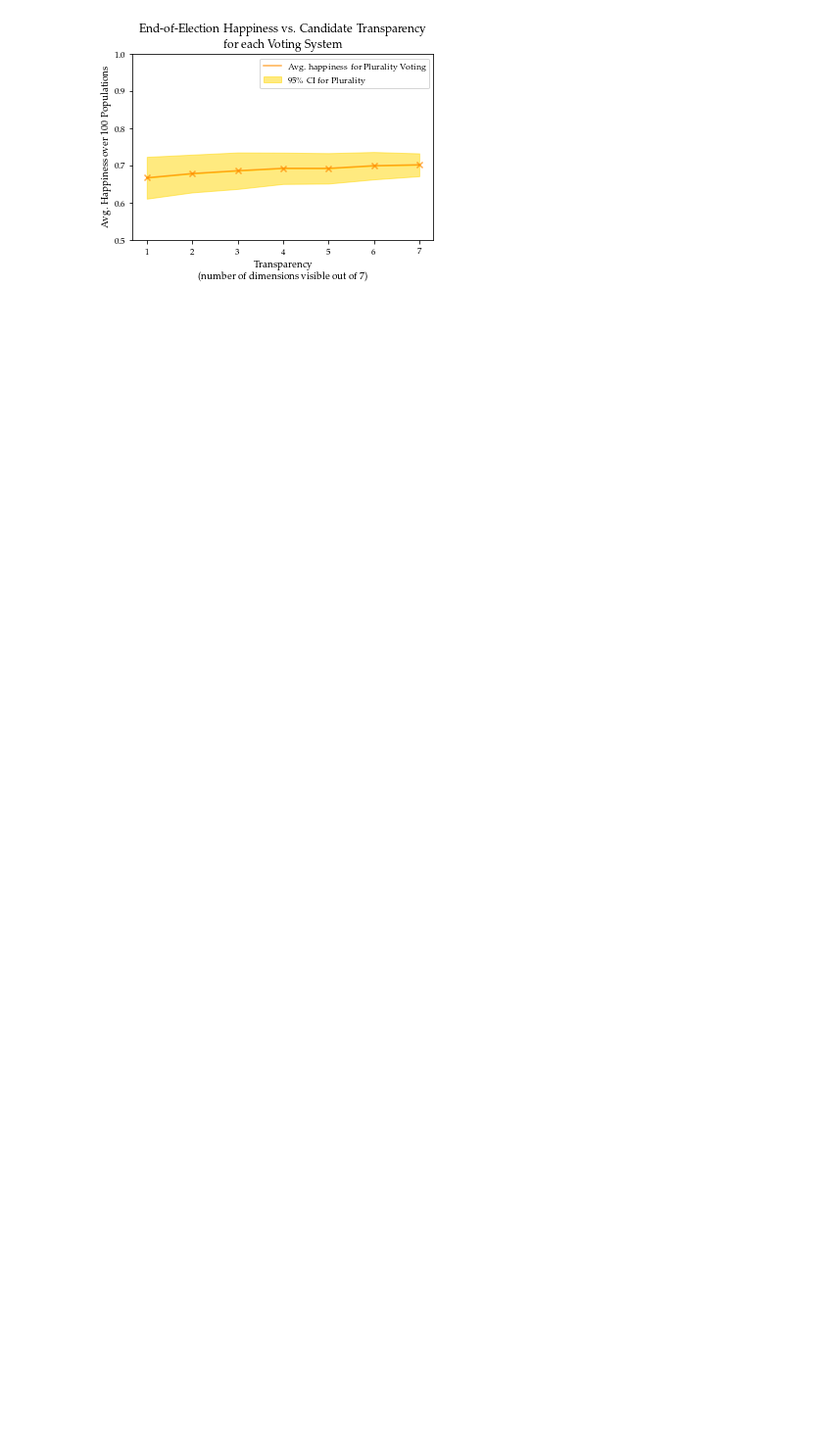
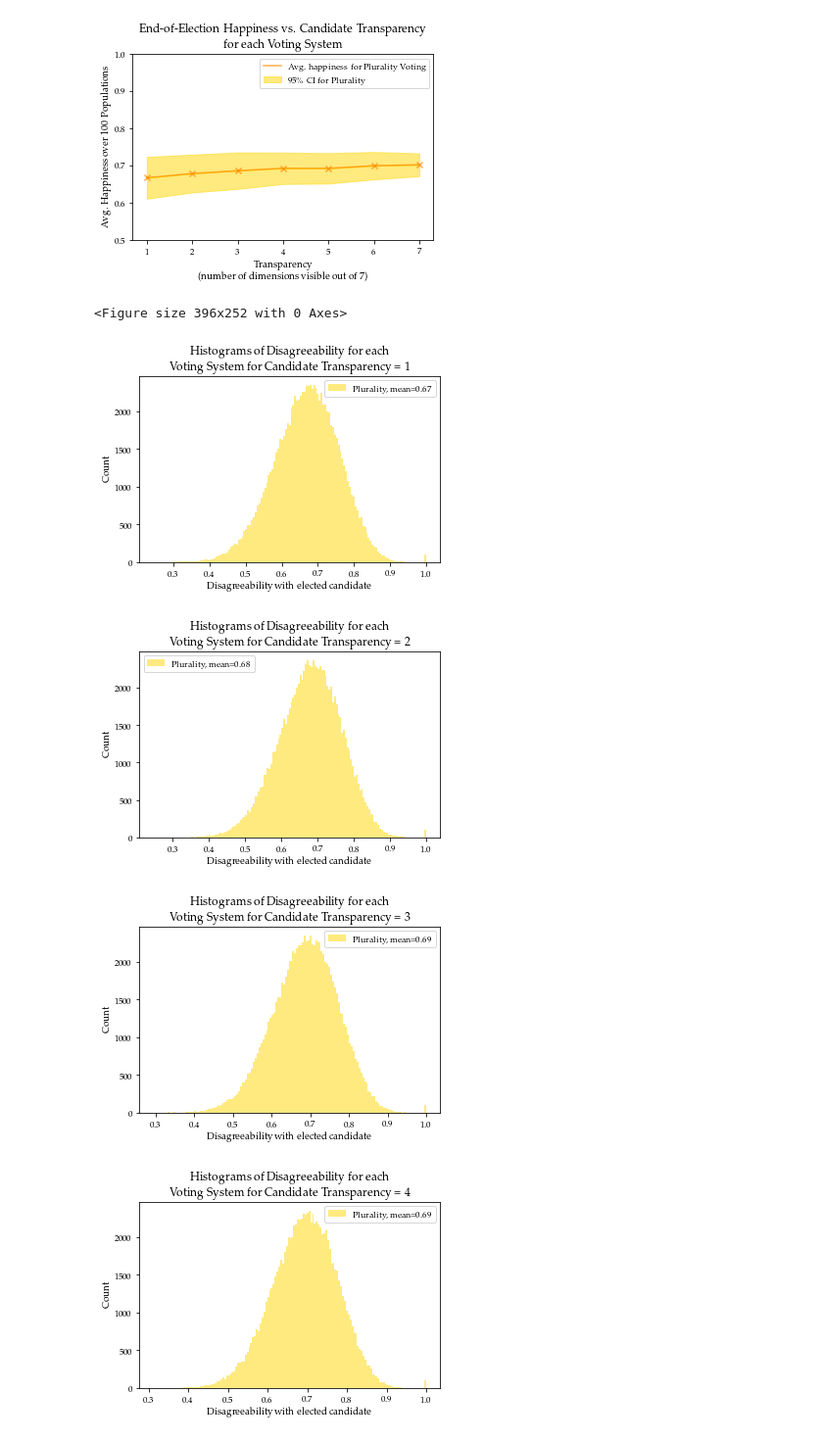
Before and after one commit to danielberenberg/modeling-cplx-sys, a Jupyter notebook: final_project/src/insights.ipynb, the cells around one changed output. Shown at 98% size. Drawn from its saved outputs; the diff is of its cells as text; code cells hidden in the pictures; blank space fills up the shorter version.

```diff
--- a/final_project/src/insights.ipynb
+++ b/final_project/src/insights.ipynb
@@ -172,6 +172,7 @@ happ_dist_files['general'] = glob.glob('ElectoralProcesses/general/*')
 
 transparencies = [1,2,3,4,5,6,7]
 happ_avgs = {V:{T:[] for T in transparencies} for V in happ_dist_files}
+full_dists = {V:{T:[] for T in transparencies} for V in happ_dist_files}
 for Vsys in happ_dist_files:
     for t in transparencies:
         for fname in [f for f in happ_dist_files[Vsys] if '_T{:02}_'.format(t) in f]:
@@ -181,3 +182,6 @@ for Vsys in happ_dist_files:
                 #happ_dist = [(2-diss) for diss in diss_dist]
                 happ_mean = np.mean(happ_dist)
                 happ_avgs[Vsys][t].append(happ_mean)
+
+                # store every happiness score for every population:
+                full_dists[Vsys][t] += happ_dist
@@ -231,3 +227,21 @@ plt.title('End-of-Election Happiness vs. Candidate Transparency \nfor each Votin
 plt.show()
 # %% [output]
 [figure]
+# %%
+for t in transparencies:
+    plt.figure()
+    for i,V in enumerate(full_dists):
+        plt.hist(full_dists[V][t],bins = 'auto',
+                        color = cpairs[i][1], alpha = 0.5,
+                        label = '{}, mean={}'.format(V_systems2label[V],round(np.mean(full_dists[V][t]),2)))
+    plt.xlabel('Disagreeability with elected candidate')
+    plt.ylabel('Count')
+    plt.legend(loc='best')
+    plt.title('Histograms of Disagreeability for each \nVoting System for Candidate Transparency = {}'.format(t))
+    plt.show()
+# %% [output]
+<Figure size 396x252 with 0 Axes>
+[figure, added]
+[figure, added]
+[figure, added]
+[figure, added]
```
Also changed, not shown: parts of 2 cells of this notebook, 1 other file.
